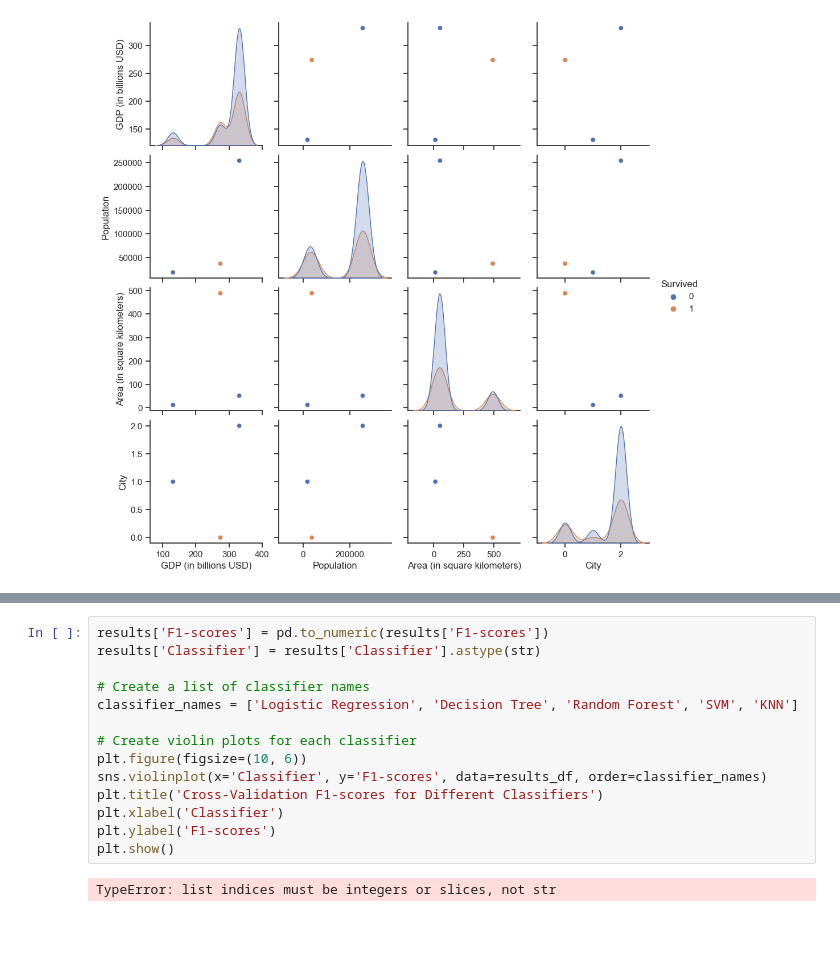
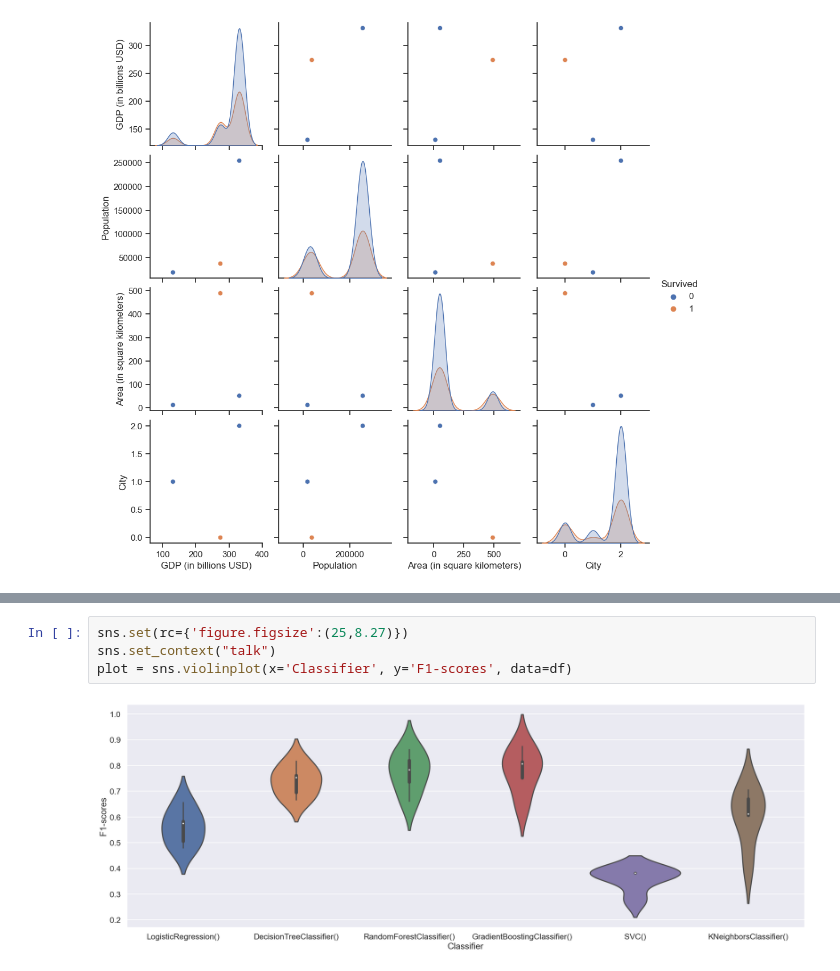
Before and after one commit to rcpsilva/Python_For_Data_Science, a Jupyter notebook: 2022-2/Python Notebooks/11_notebook_example_project.ipynb, the cells around one changed output, grey strips where cells are left out. Cells and saved outputs as stored; diff of their text form; blank space fills up the shorter version.

```diff
--- a/2022-2/Python Notebooks/11_notebook_example_project.ipynb
+++ b/2022-2/Python Notebooks/11_notebook_example_project.ipynb
@@ -342,16 +295,6 @@ results_df
-# %%
-results['F1-scores'] = pd.to_numeric(results['F1-scores'])
-results['Classifier'] = results['Classifier'].astype(str)
-
-# Create a list of classifier names
-classifier_names = ['Logistic Regression', 'Decision Tree', 'Random Forest', 'SVM', 'KNN']
-
-# Create violin plots for each classifier
-plt.figure(figsize=(10, 6))
-sns.violinplot(x='Classifier', y='F1-scores', data=results_df, order=classifier_names)
-plt.title('Cross-Validation F1-scores for Different Classifiers')
-plt.xlabel('Classifier')
-plt.ylabel('F1-scores')
-plt.show()
-# %% [output]
-TypeError: list indices must be integers or slices, not str
+# %%
+sns.set(rc={'figure.figsize':(25,8.27)})
+sns.set_context("talk")
+plot = sns.violinplot(x='Classifier', y='F1-scores', data=df)
+# %% [output]
+[figure, added]
```
Also changed, not shown: parts of 8 cells of this notebook.
